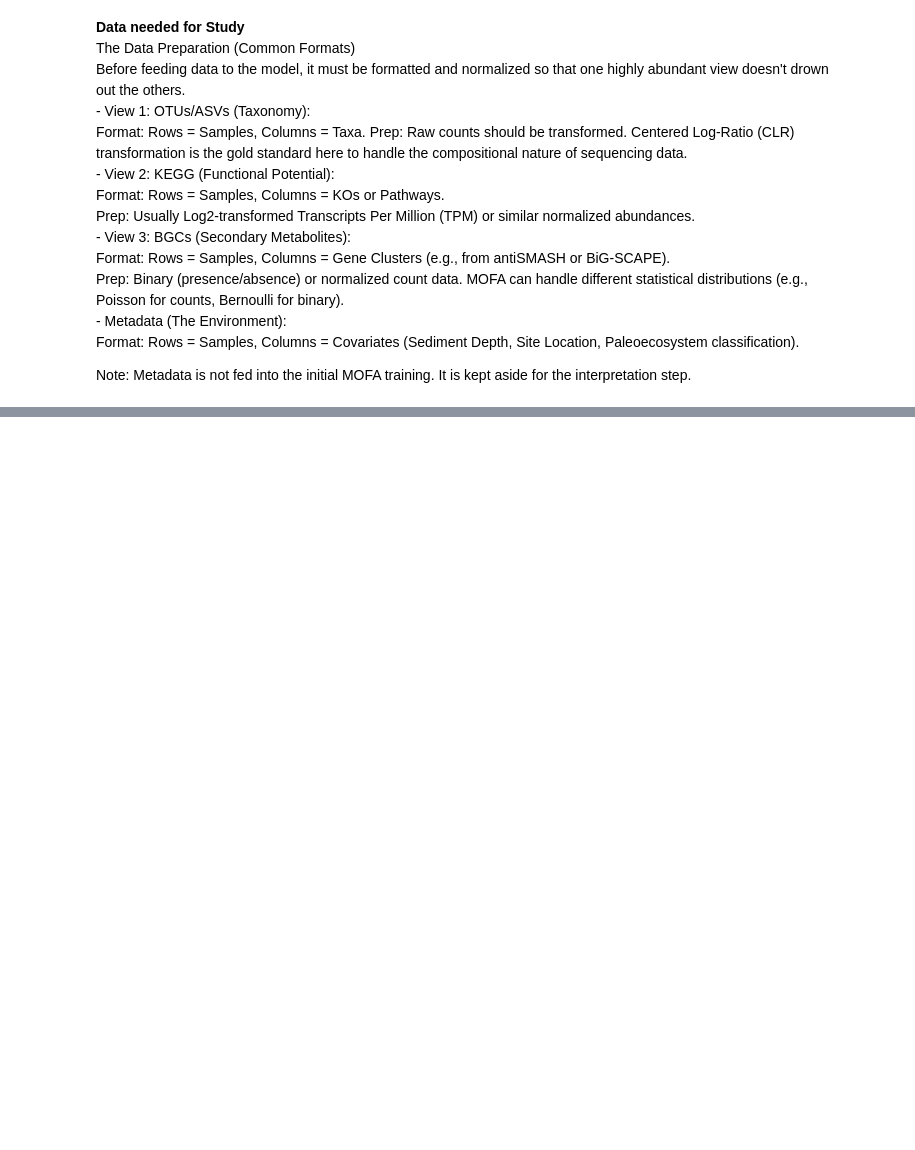
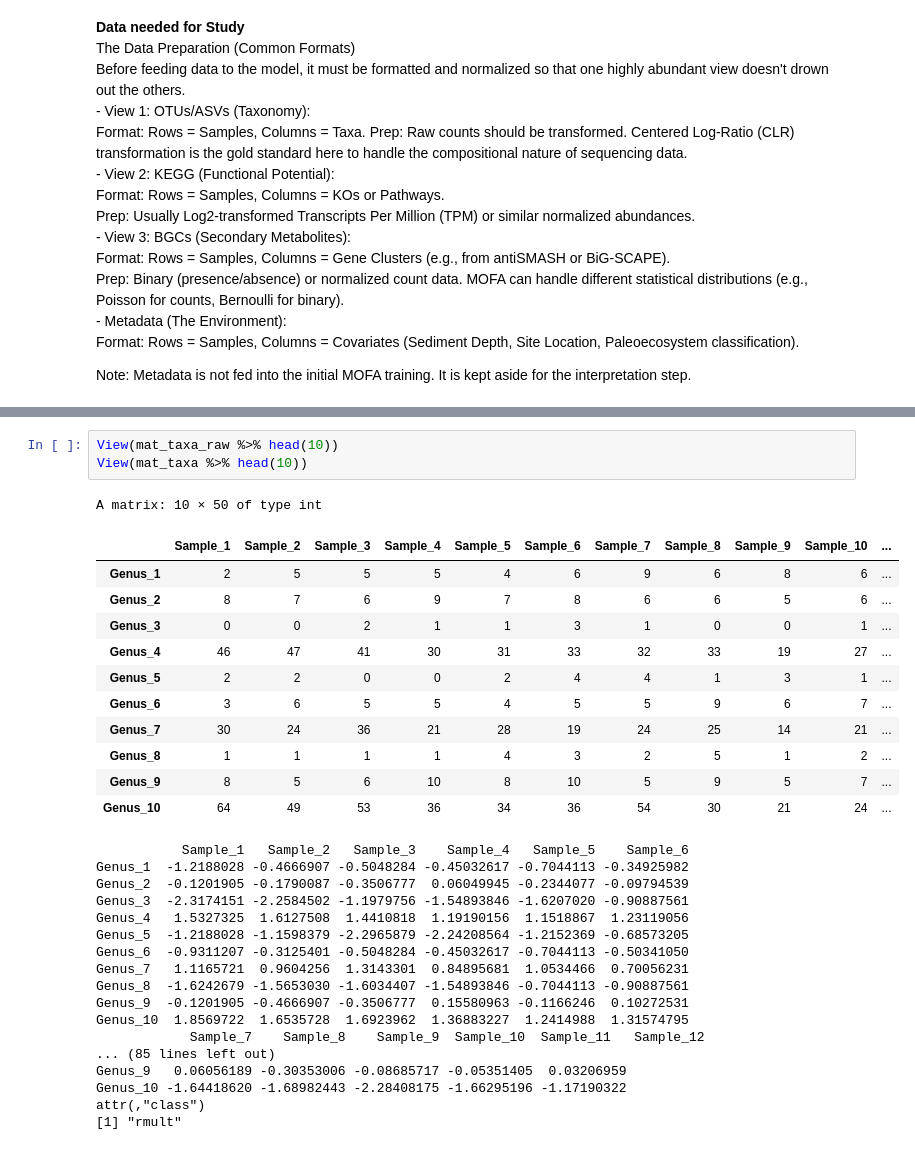
Before and after one commit to bryantchambers/AMOD_mofa2, a Jupyter notebook: notebooks/mofa2_buildnb.ipynb, the cells around one changed output, grey strips where cells are left out. Drawn from its saved outputs; the diff is of its cells as text; blank space fills up the shorter version.

```diff
--- a/notebooks/mofa2_buildnb.ipynb
+++ b/notebooks/mofa2_buildnb.ipynb
@@ -60,0 +117,33 @@ Note: Metadata is not fed into the initial MOFA training. It is kept aside for t
+# %%
+View(mat_taxa_raw %>% head(10))
+View(mat_taxa %>% head(10))
+# %% [output]
+A matrix: 10 × 50 of type int
+|  | Sample_1 | Sample_2 | Sample_3 | Sample_4 | Sample_5 | Sample_6 | Sample_7 | Sample_8 | Sample_9 | Sample_10 | ... |
+| Genus_1 | 2 | 5 | 5 | 5 | 4 | 6 | 9 | 6 | 8 | 6 | ... |
+| Genus_2 | 8 | 7 | 6 | 9 | 7 | 8 | 6 | 6 | 5 | 6 | ... |
+| Genus_3 | 0 | 0 | 2 | 1 | 1 | 3 | 1 | 0 | 0 | 1 | ... |
+| Genus_4 | 46 | 47 | 41 | 30 | 31 | 33 | 32 | 33 | 19 | 27 | ... |
+| Genus_5 | 2 | 2 | 0 | 0 | 2 | 4 | 4 | 1 | 3 | 1 | ... |
+| Genus_6 | 3 | 6 | 5 | 5 | 4 | 5 | 5 | 9 | 6 | 7 | ... |
+| Genus_7 | 30 | 24 | 36 | 21 | 28 | 19 | 24 | 25 | 14 | 21 | ... |
+| Genus_8 | 1 | 1 | 1 | 1 | 4 | 3 | 2 | 5 | 1 | 2 | ... |
+| Genus_9 | 8 | 5 | 6 | 10 | 8 | 10 | 5 | 9 | 5 | 7 | ... |
+| Genus_10 | 64 | 49 | 53 | 36 | 34 | 36 | 54 | 30 | 21 | 24 | ... |
+           Sample_1   Sample_2   Sample_3    Sample_4   Sample_5    Sample_6
+Genus_1  -1.2188028 -0.4666907 -0.5048284 -0.45032617 -0.7044113 -0.34925982
+Genus_2  -0.1201905 -0.1790087 -0.3506777  0.06049945 -0.2344077 -0.09794539
+Genus_3  -2.3174151 -2.2584502 -1.1979756 -1.54893846 -1.6207020 -0.90887561
+Genus_4   1.5327325  1.6127508  1.4410818  1.19190156  1.1518867  1.23119056
+Genus_5  -1.2188028 -1.1598379 -2.2965879 -2.24208564 -1.2152369 -0.68573205
+Genus_6  -0.9311207 -0.3125401 -0.5048284 -0.45032617 -0.7044113 -0.50341050
+Genus_7   1.1165721  0.9604256  1.3143301  0.84895681  1.0534466  0.70056231
+Genus_8  -1.6242679 -1.5653030 -1.6034407 -1.54893846 -0.7044113 -0.90887561
+Genus_9  -0.1201905 -0.4666907 -0.3506777  0.15580963 -0.1166246  0.10272531
+Genus_10  1.8569722  1.6535728  1.6923962  1.36883227  1.2414988  1.31574795
+            Sample_7    Sample_8    Sample_9  Sample_10  Sample_11   Sample_12
+... (85 lines left out)
+Genus_9   0.06056189 -0.30353006 -0.08685717 -0.05351405  0.03206959
+Genus_10 -1.64418620 -1.68982443 -2.28408175 -1.66295196 -1.17190322
+attr(,"class")
+[1] "rmult"
```
Also changed, not shown: parts of 19 cells of this notebook, 8 other files.
